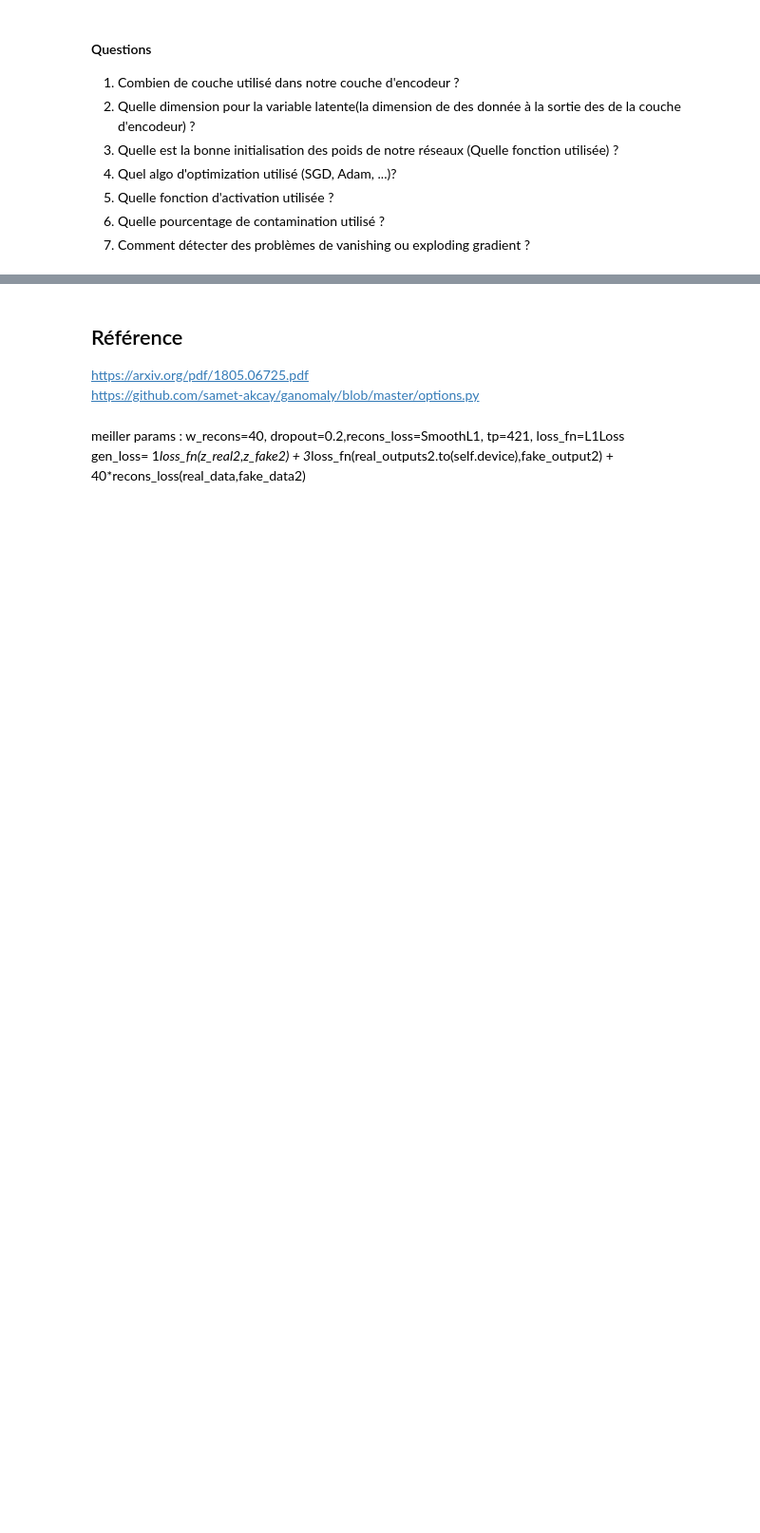
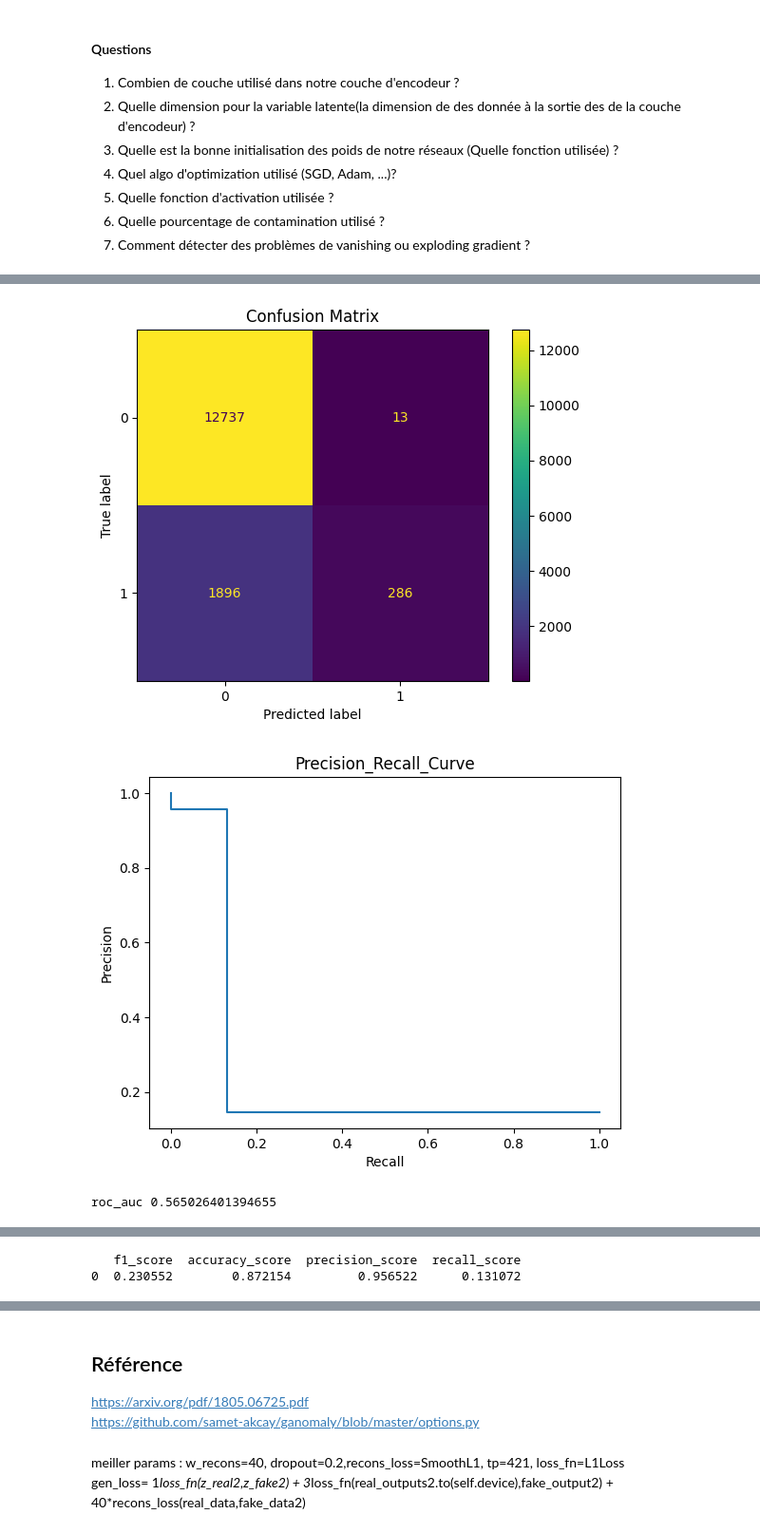
Before and after one commit to dahsie/anomalie_detection, a Jupyter notebook: src/GANomal.ipynb, the cells around one changed output, grey strips where cells are left out. Shown: that part at 95% size. Drawn from its saved outputs; the diff is of its cells as text; code cells hidden in the pictures; blank space fills up the shorter version.

```diff
--- a/src/GANomal.ipynb
+++ b/src/GANomal.ipynb
@@ -637,0 +824,10 @@ roc_auc 0.880172776394401
+# %%
+torch.manual_seed(42)
+criterion=nn.L1Loss(reduction='none')
+ypred=model.predict(test_loader,0.02,criterion=criterion)
+ypred=inverse_transform_target(ypred)
+evaluation(ytest,ypred)
+# %% [output]
+[figure, added]
+[figure, added]
+roc_auc 0.565026401394655
@@ -637,0 +835,2 @@ roc_auc 0.880172776394401
+   f1_score  accuracy_score  precision_score  recall_score
+0  0.230552        0.872154         0.956522      0.131072
```
Also changed, not shown: parts of 28 cells of this notebook, 2 other files.
